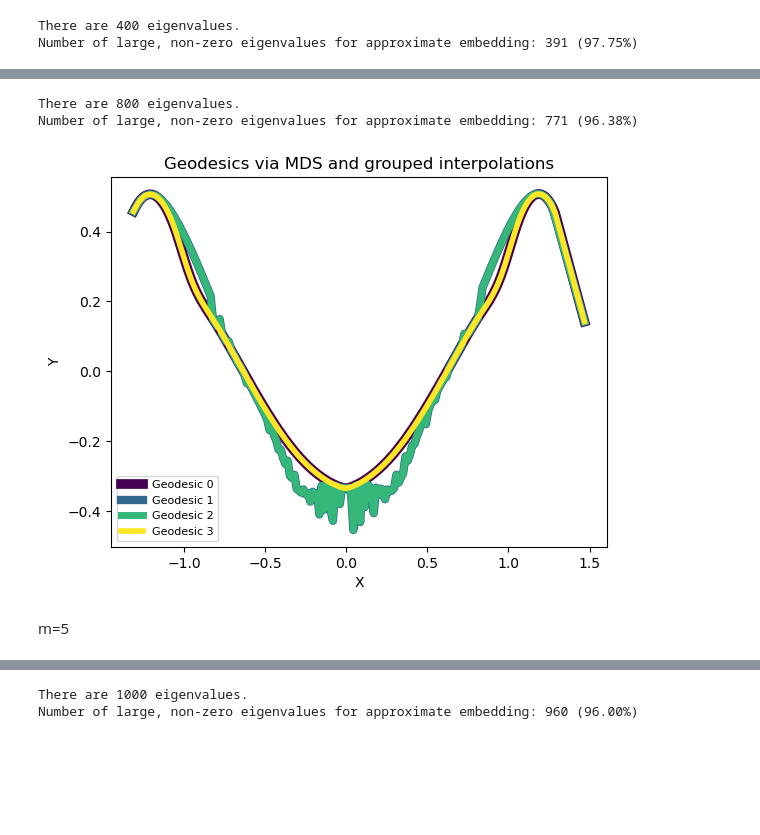
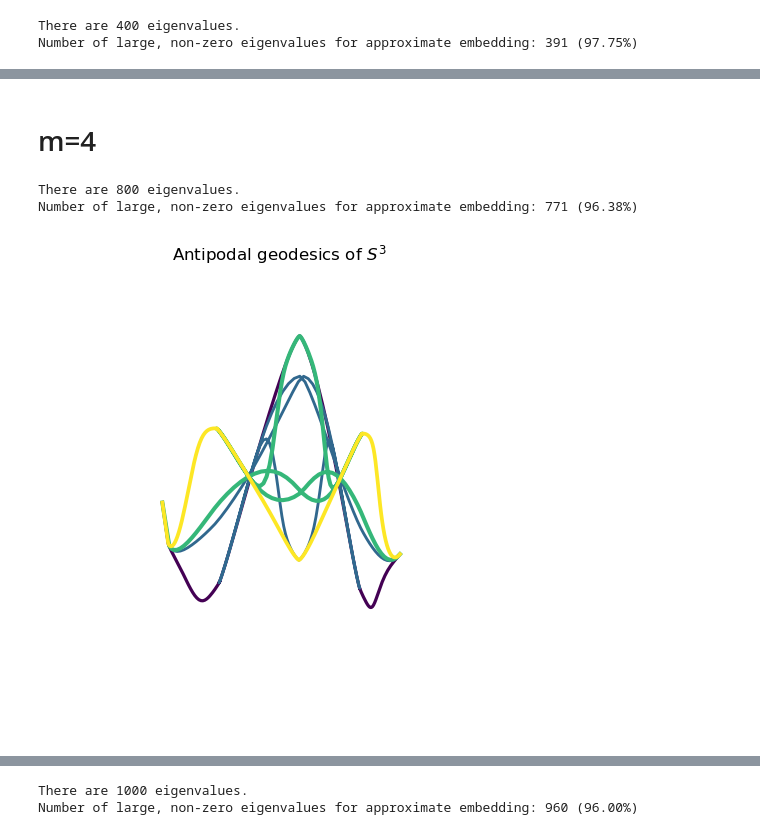
Before and after one commit to laurasaizz/Visualization-S3, a Jupyter notebook: antipodalgeod3sphere.ipynb, the cells around one changed output, grey strips where cells are left out. Saved outputs shown, nothing was run; the diff lists cells and outputs as text; code cells hidden in the pictures; blank space fills up the shorter version.

```diff
--- a/antipodalgeod3sphere.ipynb
+++ b/antipodalgeod3sphere.ipynb
@@ -81,11 +179,11 @@ m=4
+# %% [markdown]
+# m=4
 # %%
-x4,y4 =mds(points4)
+x4, y4, z4 = mds(points4, 3)
 # %% [output]
 There are 800 eigenvalues.
 Number of large, non-zero eigenvalues for approximate embedding: 771 (96.38%)
 # %%
-plot_interpolation_2d(x4,y4,geodesic_index4)
+plot_interpolation_difangle(x4, y4, z4, geodesic_index4)
 # %% [output]
-[figure, old version]
+[figure, new version]
-# %% [markdown]
-m=5
```
Also changed, not shown: parts of 44 cells of this notebook, 7 other files.
